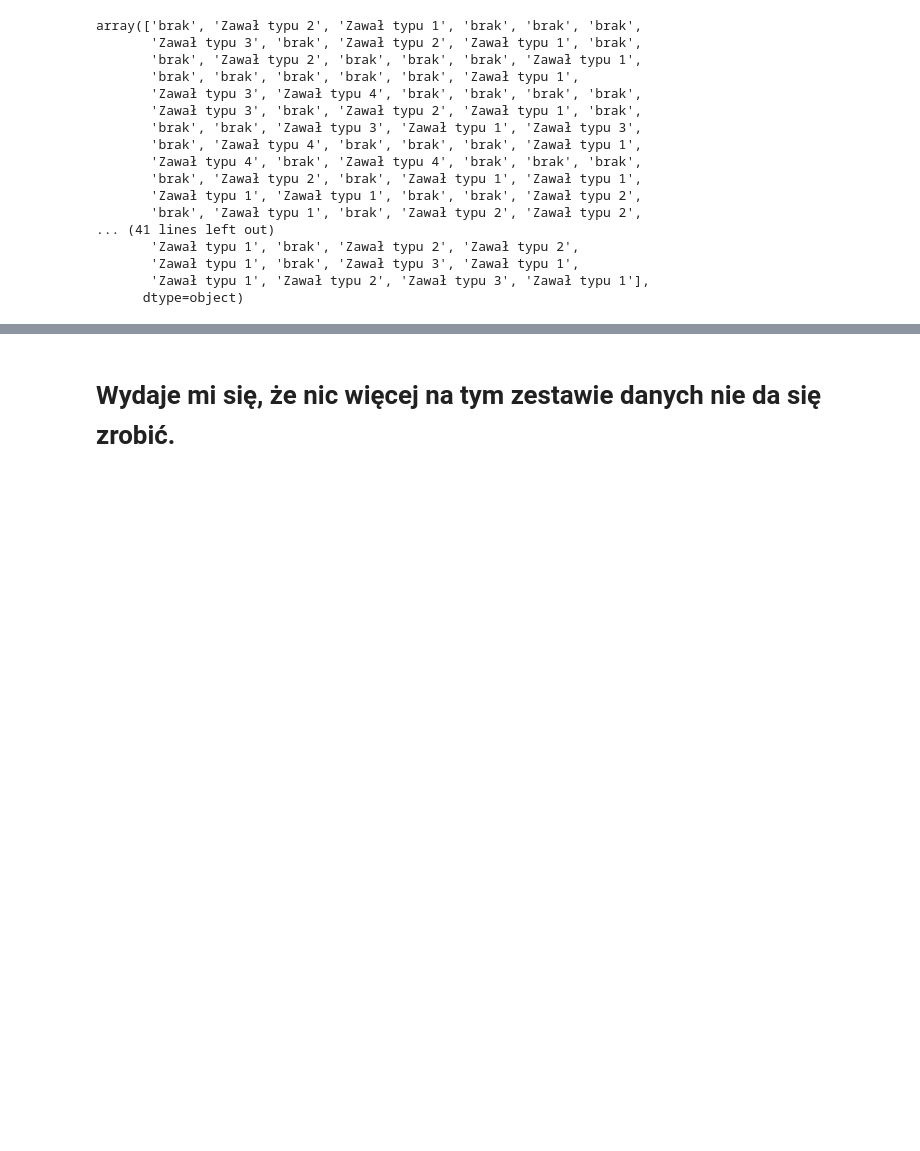
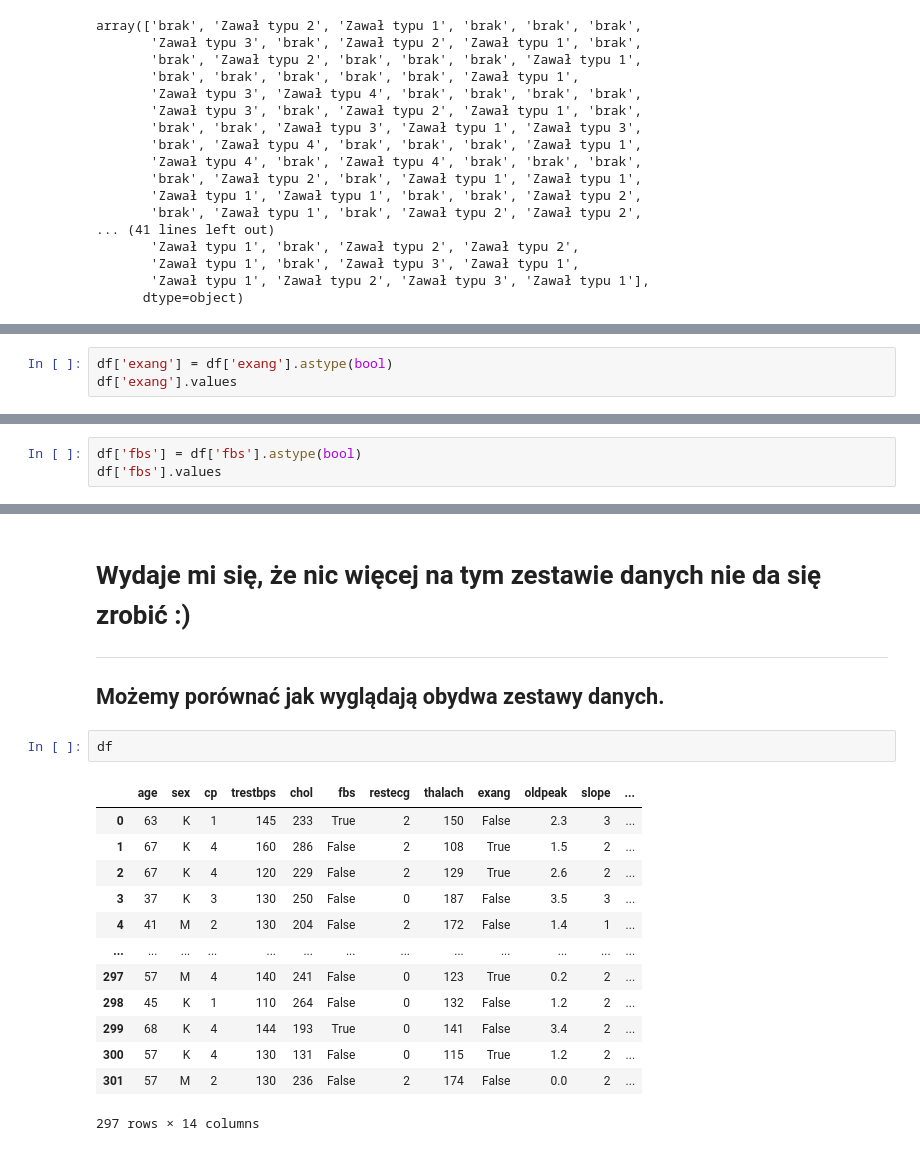
Before and after one commit to AdrianAlbrecht/Collab, a Jupyter notebook: WS_zad_1.ipynb, the cells around one changed output, grey strips where cells are left out. Saved outputs shown, nothing was run; the diff lists cells and outputs as text; blank space fills up the shorter version.

```diff
--- a/WS_zad_1.ipynb
+++ b/WS_zad_1.ipynb
@@ -331,0 +334,3 @@ array(['brak', 'Zawał typu 2', 'Zawał typu 1', 'brak', 'brak', 'brak',
+# %%
+df['exang'] = df['exang'].astype(bool)
+df['exang'].values
@@ -331,0 +355,3 @@ array(['brak', 'Zawał typu 2', 'Zawał typu 1', 'brak', 'brak', 'brak',
+# %%
+df['fbs'] = df['fbs'].astype(bool)
+df['fbs'].values
@@ -332,2 +376,22 @@ array(['brak', 'Zawał typu 2', 'Zawał typu 1', 'brak', 'brak', 'brak',
 # %% [markdown]
-# Wydaje mi się, że nic więcej na tym zestawie danych nie da się zrobić.
+# Wydaje mi się, że nic więcej na tym zestawie danych nie da się zrobić :)
+
+---
+
+## Możemy porównać jak wyglądają obydwa zestawy danych.
+# %%
+df
+# %% [output]
+|  | age | sex | cp | trestbps | chol | fbs | restecg | thalach | exang | oldpeak | slope | ... |
+| 0 | 63 | K | 1 | 145 | 233 | True | 2 | 150 | False | 2.3 | 3 | ... |
+| 1 | 67 | K | 4 | 160 | 286 | False | 2 | 108 | True | 1.5 | 2 | ... |
+| 2 | 67 | K | 4 | 120 | 229 | False | 2 | 129 | True | 2.6 | 2 | ... |
+| 3 | 37 | K | 3 | 130 | 250 | False | 0 | 187 | False | 3.5 | 3 | ... |
+| 4 | 41 | M | 2 | 130 | 204 | False | 2 | 172 | False | 1.4 | 1 | ... |
+| ... | ... | ... | ... | ... | ... | ... | ... | ... | ... | ... | ... | ... |
+| 297 | 57 | M | 4 | 140 | 241 | False | 0 | 123 | True | 0.2 | 2 | ... |
+| 298 | 45 | K | 1 | 110 | 264 | False | 0 | 132 | False | 1.2 | 2 | ... |
+| 299 | 68 | K | 4 | 144 | 193 | True | 0 | 141 | False | 3.4 | 2 | ... |
+| 300 | 57 | K | 4 | 130 | 131 | False | 0 | 115 | True | 1.2 | 2 | ... |
+| 301 | 57 | M | 2 | 130 | 236 | False | 2 | 174 | False | 0.0 | 2 | ... |
+297 rows × 14 columns
```
Also changed, not shown: parts of 4 cells of this notebook.
